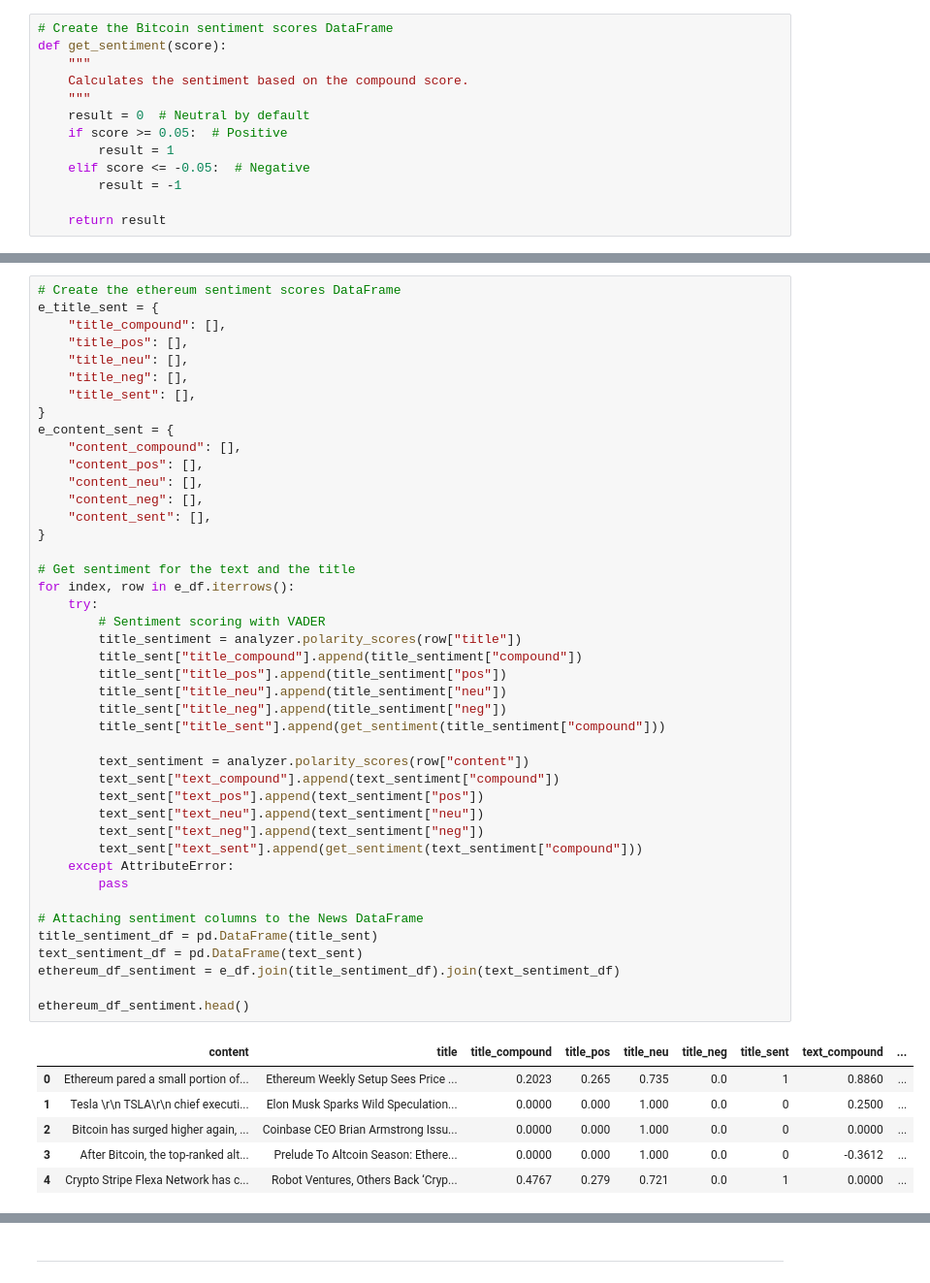
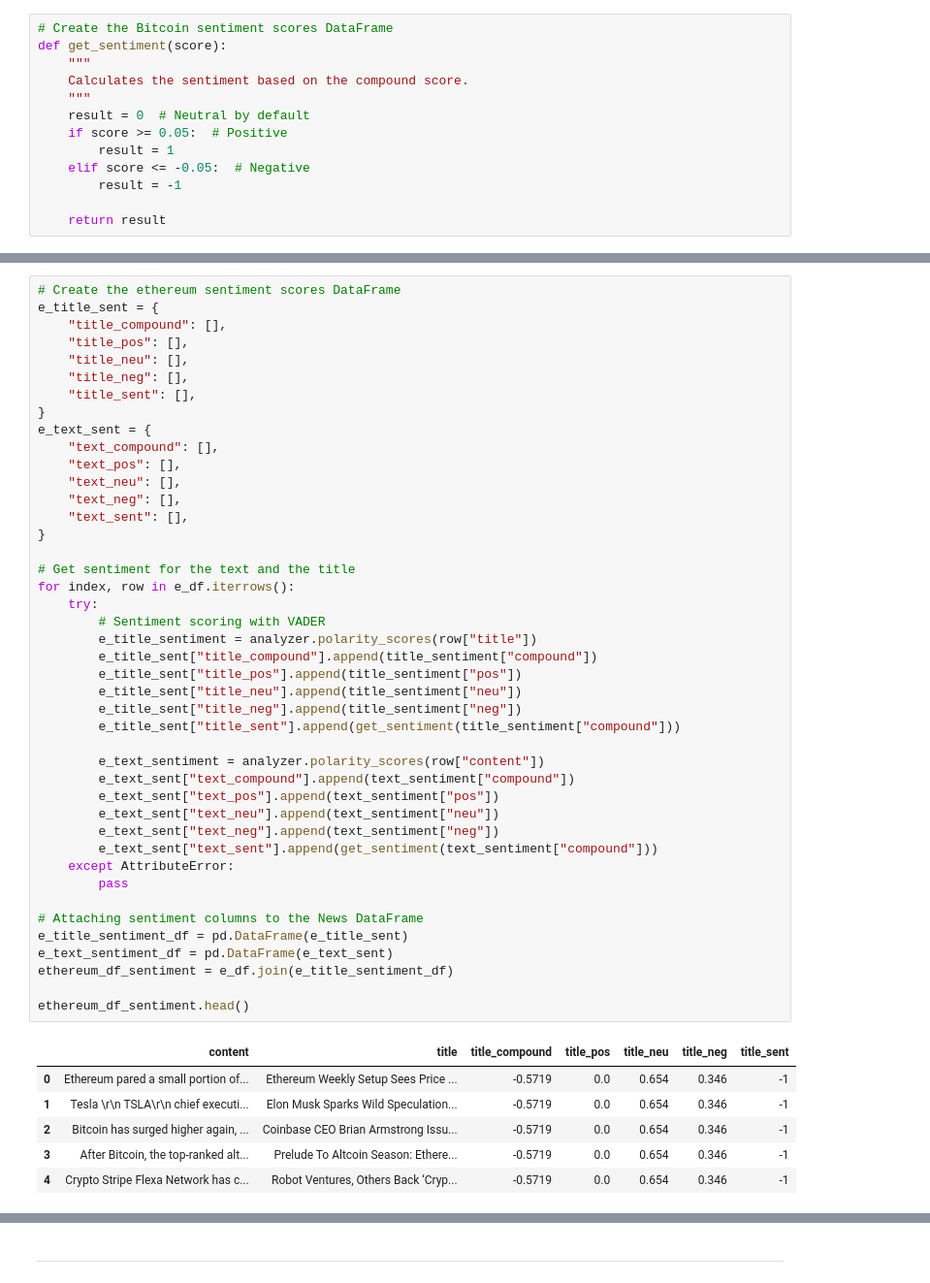
Before and after one commit to kristinav910/Crypto_Sentiment_Analysis, a Jupyter notebook: crypto_sentiment.ipynb, the cells around one changed output, grey strips where cells are left out. Shown at 97% size. Saved outputs shown, nothing was run; the diff lists cells and outputs as text.

```diff
--- a/crypto_sentiment.ipynb
+++ b/crypto_sentiment.ipynb
@@ -164,50 +159,50 @@ bitcoin_df_sentiment.head()
 # %%
 # Create the ethereum sentiment scores DataFrame
 e_title_sent = {
     "title_compound": [],
     "title_pos": [],
     "title_neu": [],
     "title_neg": [],
     "title_sent": [],
 }
-e_content_sent = {
-    "content_compound": [],
-    "content_pos": [],
-    "content_neu": [],
-    "content_neg": [],
-    "content_sent": [],
+e_text_sent = {
+    "text_compound": [],
+    "text_pos": [],
+    "text_neu": [],
+    "text_neg": [],
+    "text_sent": [],
 }
 
 # Get sentiment for the text and the title
 for index, row in e_df.iterrows():
     try:
         # Sentiment scoring with VADER
-        title_sentiment = analyzer.polarity_scores(row["title"])
-        title_sent["title_compound"].append(title_sentiment["compound"])
-        title_sent["title_pos"].append(title_sentiment["pos"])
-        title_sent["title_neu"].append(title_sentiment["neu"])
-        title_sent["title_neg"].append(title_sentiment["neg"])
-        title_sent["title_sent"].append(get_sentiment(title_sentiment["compound"]))
+        e_title_sentiment = analyzer.polarity_scores(row["title"])
+        e_title_sent["title_compound"].append(title_sentiment["compound"])
+        e_title_sent["title_pos"].append(title_sentiment["pos"])
+        e_title_sent["title_neu"].append(title_sentiment["neu"])
+        e_title_sent["title_neg"].append(title_sentiment["neg"])
+        e_title_sent["title_sent"].append(get_sentiment(title_sentiment["compound"]))
 
-        text_sentiment = analyzer.polarity_scores(row["content"])
-        text_sent["text_compound"].append(text_sentiment["compound"])
-        text_sent["text_pos"].append(text_sentiment["pos"])
-        text_sent["text_neu"].append(text_sentiment["neu"])
-        text_sent["text_neg"].append(text_sentiment["neg"])
-        text_sent["text_sent"].append(get_sentiment(text_sentiment["compound"]))
+        e_text_sentiment = analyzer.polarity_scores(row["content"])
+        e_text_sent["text_compound"].append(text_sentiment["compound"])
+        e_text_sent["text_pos"].append(text_sentiment["pos"])
+        e_text_sent["text_neu"].append(text_sentiment["neu"])
+        e_text_sent["text_neg"].append(text_sentiment["neg"])
+        e_text_sent["text_sent"].append(get_sentiment(text_sentiment["compound"]))
     except AttributeError:
         pass
 
 # Attaching sentiment columns to the News DataFrame
-title_sentiment_df = pd.DataFrame(title_sent)
-text_sentiment_df = pd.DataFrame(text_sent)
-ethereum_df_sentiment = e_df.join(title_sentiment_df).join(text_sentiment_df)
+e_title_sentiment_df = pd.DataFrame(e_title_sent)
+e_text_sentiment_df = pd.DataFrame(e_text_sent)
+ethereum_df_sentiment = e_df.join(e_title_sentiment_df)
 
 ethereum_df_sentiment.head()
 # %% [output]
-|  | content | title | title_compound | title_pos | title_neu | title_neg | title_sent | text_compound | ... |
-| 0 | Ethereum pared a small portion of... | Ethereum Weekly Setup Sees Price ... | 0.2023 | 0.265 | 0.735 | 0.0 | 1 | 0.8860 | ... |
-| 1 | Tesla \r\n TSLA\r\n chief executi... | Elon Musk Sparks Wild Speculation... | 0.0000 | 0.000 | 1.000 | 0.0 | 0 | 0.2500 | ... |
-| 2 | Bitcoin has surged higher again, ... | Coinbase CEO Brian Armstrong Issu... | 0.0000 | 0.000 | 1.000 | 0.0 | 0 | 0.0000 | ... |
-| 3 | After Bitcoin, the top-ranked alt... | Prelude To Altcoin Season: Ethere... | 0.0000 | 0.000 | 1.000 | 0.0 | 0 | -0.3612 | ... |
-| 4 | Crypto Stripe Flexa Network has c... | Robot Ventures, Others Back ‘Cryp... | 0.4767 | 0.279 | 0.721 | 0.0 | 1 | 0.0000 | ... |
+|  | content | title | title_compound | title_pos | title_neu | title_neg | title_sent |
+| 0 | Ethereum pared a small portion of... | Ethereum Weekly Setup Sees Price ... | -0.5719 | 0.0 | 0.654 | 0.346 | -1 |
+| 1 | Tesla \r\n TSLA\r\n chief executi... | Elon Musk Sparks Wild Speculation... | -0.5719 | 0.0 | 0.654 | 0.346 | -1 |
+| 2 | Bitcoin has surged higher again, ... | Coinbase CEO Brian Armstrong Issu... | -0.5719 | 0.0 | 0.654 | 0.346 | -1 |
+| 3 | After Bitcoin, the top-ranked alt... | Prelude To Altcoin Season: Ethere... | -0.5719 | 0.0 | 0.654 | 0.346 | -1 |
+| 4 | Crypto Stripe Flexa Network has c... | Robot Ventures, Others Back ‘Cryp... | -0.5719 | 0.0 | 0.654 | 0.346 | -1 |
```
Also changed, not shown: parts of 37 cells of this notebook.
